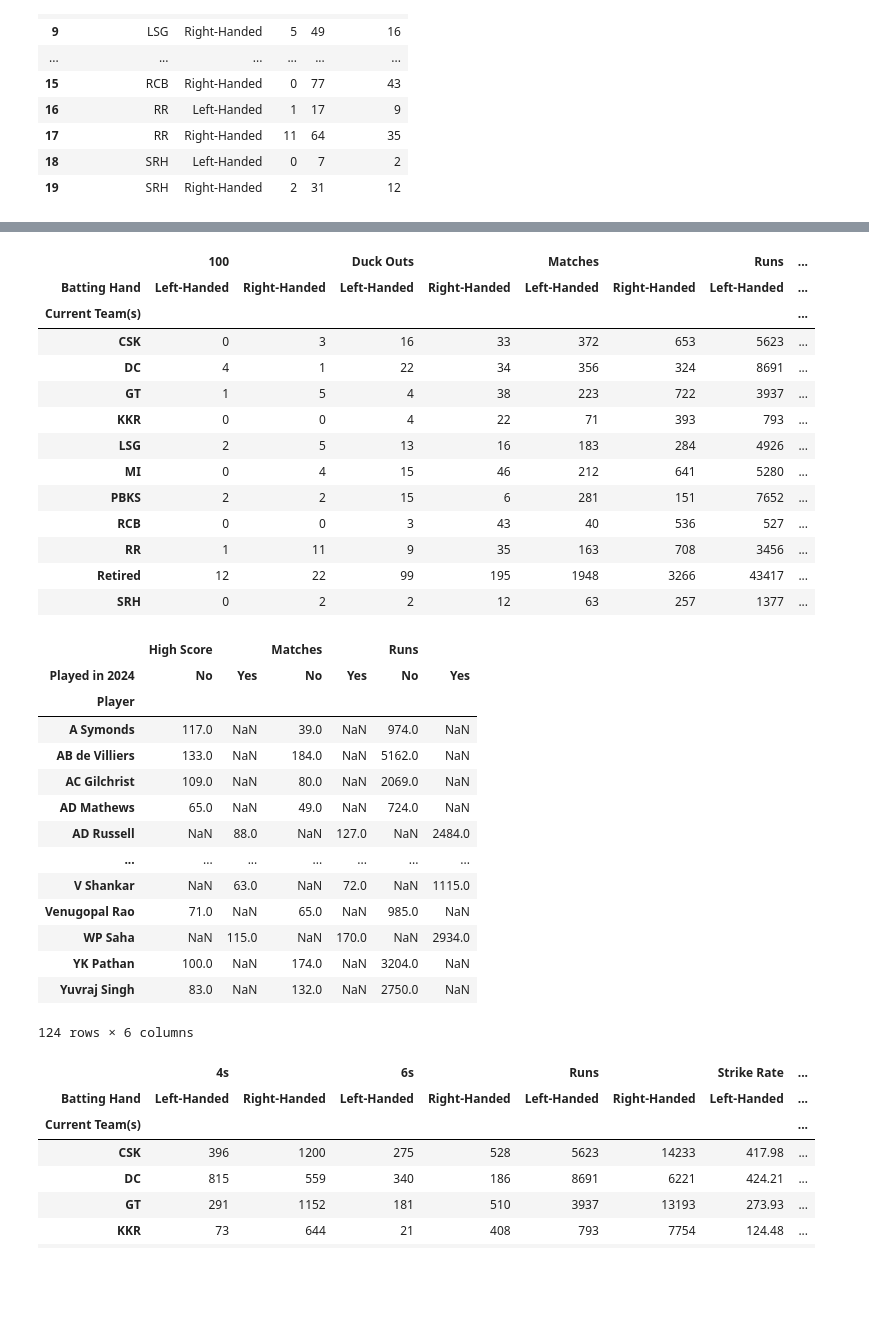
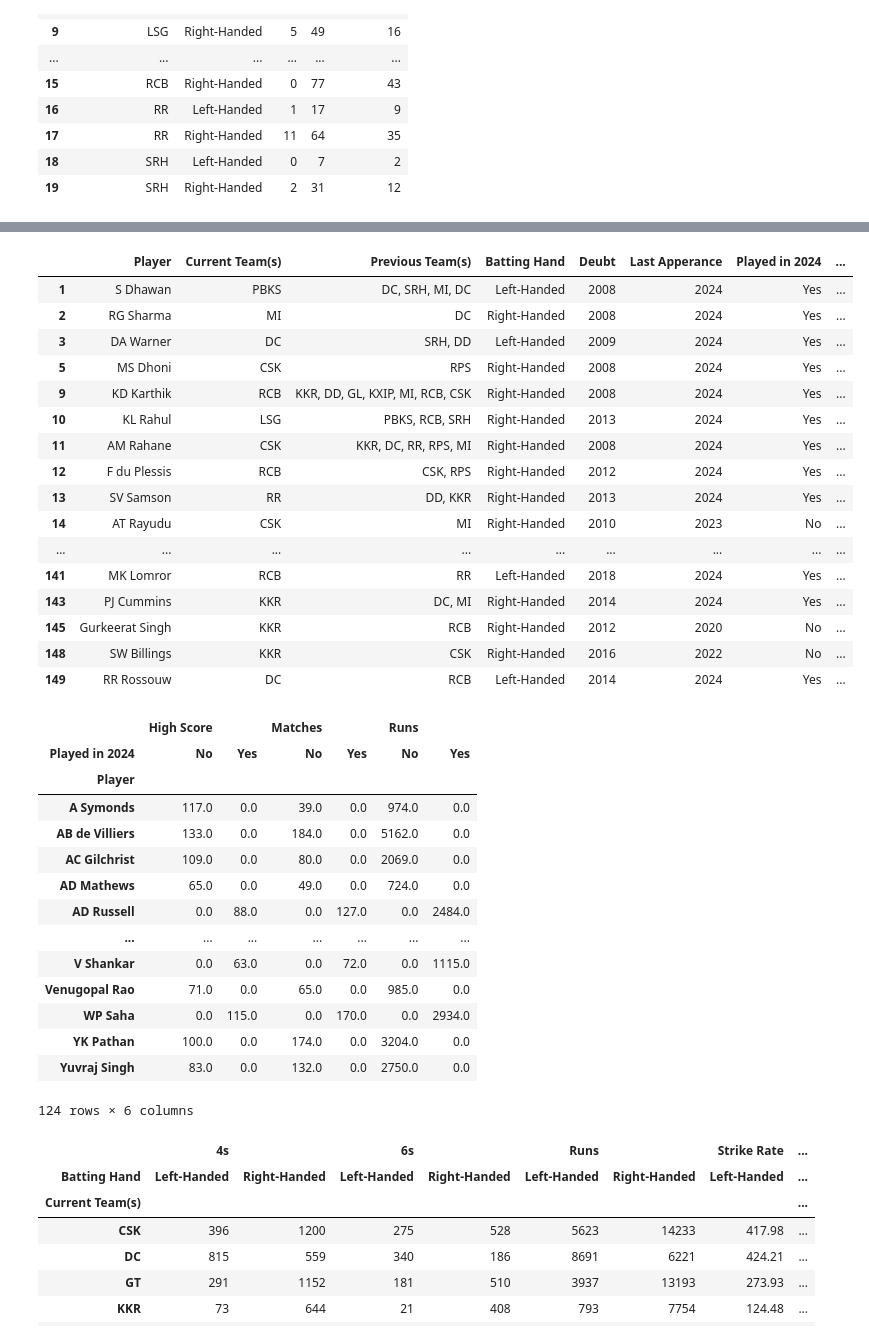
Before and after one commit to Udhay2898/IPL, a Jupyter notebook: IPL_Stats.ipynb, the cells around one changed output, grey strips where cells are left out. Saved outputs shown, nothing was run; the diff lists cells and outputs as text; code cells hidden in the pictures; blank space fills up the shorter version.

```diff
--- a/IPL_Stats.ipynb
+++ b/IPL_Stats.ipynb
@@ -305,39 +290,44 @@ pivot_group_data
 # %%
 pivot_table_1 = df.pivot_table(index='Current Team(s)', columns='Batting Hand', values=['Matches', 'Runs', '100', 'Duck Outs'], aggfunc='sum')
+pivot_table_1 = df[df['Current Team(s)'] != 'Retired']
 pivot_table_1
 # %% [output]
-|  | 100 |  | Duck Outs |  | Matches |  | Runs | ... |
-| Batting Hand | Left-Handed | Right-Handed | Left-Handed | Right-Handed | Left-Handed | Right-Handed | Left-Handed | ... |
-| Current Team(s) |  |  |  |  |  |  |  | ... |
-| CSK | 0 | 3 | 16 | 33 | 372 | 653 | 5623 | ... |
-| DC | 4 | 1 | 22 | 34 | 356 | 324 | 8691 | ... |
-| GT | 1 | 5 | 4 | 38 | 223 | 722 | 3937 | ... |
-| KKR | 0 | 0 | 4 | 22 | 71 | 393 | 793 | ... |
-| LSG | 2 | 5 | 13 | 16 | 183 | 284 | 4926 | ... |
-| MI | 0 | 4 | 15 | 46 | 212 | 641 | 5280 | ... |
-| PBKS | 2 | 2 | 15 | 6 | 281 | 151 | 7652 | ... |
-| RCB | 0 | 0 | 3 | 43 | 40 | 536 | 527 | ... |
-| RR | 1 | 11 | 9 | 35 | 163 | 708 | 3456 | ... |
-| Retired | 12 | 22 | 99 | 195 | 1948 | 3266 | 43417 | ... |
-| SRH | 0 | 2 | 2 | 12 | 63 | 257 | 1377 | ... |
+|  | Player | Current Team(s) | Previous Team(s) | Batting Hand | Deubt | Last Apperance | Played in 2024 | ... |
+| 1 | S Dhawan | PBKS | DC, SRH, MI, DC | Left-Handed | 2008 | 2024 | Yes | ... |
+| 2 | RG Sharma | MI | DC | Right-Handed | 2008 | 2024 | Yes | ... |
+| 3 | DA Warner | DC | SRH, DD | Left-Handed | 2009 | 2024 | Yes | ... |
+| 5 | MS Dhoni | CSK | RPS | Right-Handed | 2008 | 2024 | Yes | ... |
+| 9 | KD Karthik | RCB | KKR, DD, GL, KXIP, MI, RCB, CSK | Right-Handed | 2008 | 2024 | Yes | ... |
+| 10 | KL Rahul | LSG | PBKS, RCB, SRH | Right-Handed | 2013 | 2024 | Yes | ... |
+| 11 | AM Rahane | CSK | KKR, DC, RR, RPS, MI | Right-Handed | 2008 | 2024 | Yes | ... |
+| 12 | F du Plessis | RCB | CSK, RPS | Right-Handed | 2012 | 2024 | Yes | ... |
+| 13 | SV Samson | RR | DD, KKR | Right-Handed | 2013 | 2024 | Yes | ... |
+| 14 | AT Rayudu | CSK | MI | Right-Handed | 2010 | 2023 | No | ... |
+| ... | ... | ... | ... | ... | ... | ... | ... | ... |
+| 141 | MK Lomror | RCB | RR | Left-Handed | 2018 | 2024 | Yes | ... |
+| 143 | PJ Cummins | KKR | DC, MI | Right-Handed | 2014 | 2024 | Yes | ... |
+| 145 | Gurkeerat Singh | KKR | RCB | Right-Handed | 2012 | 2020 | No | ... |
+| 148 | SW Billings | KKR | CSK | Right-Handed | 2016 | 2022 | No | ... |
+| 149 | RR Rossouw | DC | RCB | Left-Handed | 2014 | 2024 | Yes | ... |
 # %%
 pivot_table_2 = df.pivot_table(index='Player', columns='Played in 2024', values=['Matches', 'Runs', 'High Score'], aggfunc='sum')
+pivot_table_2 = pivot_table_2.fillna(0)
 pivot_table_2
 # %% [output]
 |  | High Score |  | Matches |  | Runs |  |
 | Played in 2024 | No | Yes | No | Yes | No | Yes |
 | Player |  |  |  |  |  |  |
-| A Symonds | 117.0 | NaN | 39.0 | NaN | 974.0 | NaN |
-| AB de Villiers | 133.0 | NaN | 184.0 | NaN | 5162.0 | NaN |
-| AC Gilchrist | 109.0 | NaN | 80.0 | NaN | 2069.0 | NaN |
-| AD Mathews | 65.0 | NaN | 49.0 | NaN | 724.0 | NaN |
-| AD Russell | NaN | 88.0 | NaN | 127.0 | NaN | 2484.0 |
+| A Symonds | 117.0 | 0.0 | 39.0 | 0.0 | 974.0 | 0.0 |
+| AB de Villiers | 133.0 | 0.0 | 184.0 | 0.0 | 5162.0 | 0.0 |
+| AC Gilchrist | 109.0 | 0.0 | 80.0 | 0.0 | 2069.0 | 0.0 |
+| AD Mathews | 65.0 | 0.0 | 49.0 | 0.0 | 724.0 | 0.0 |
+| AD Russell | 0.0 | 88.0 | 0.0 | 127.0 | 0.0 | 2484.0 |
 | ... | ... | ... | ... | ... | ... | ... |
-| V Shankar | NaN | 63.0 | NaN | 72.0 | NaN | 1115.0 |
-| Venugopal Rao | 71.0 | NaN | 65.0 | NaN | 985.0 | NaN |
-| WP Saha | NaN | 115.0 | NaN | 170.0 | NaN | 2934.0 |
-| YK Pathan | 100.0 | NaN | 174.0 | NaN | 3204.0 | NaN |
-| Yuvraj Singh | 83.0 | NaN | 132.0 | NaN | 2750.0 | NaN |
+| V Shankar | 0.0 | 63.0 | 0.0 | 72.0 | 0.0 | 1115.0 |
+| Venugopal Rao | 71.0 | 0.0 | 65.0 | 0.0 | 985.0 | 0.0 |
+| WP Saha | 0.0 | 115.0 | 0.0 | 170.0 | 0.0 | 2934.0 |
+| YK Pathan | 100.0 | 0.0 | 174.0 | 0.0 | 3204.0 | 0.0 |
+| Yuvraj Singh | 83.0 | 0.0 | 132.0 | 0.0 | 2750.0 | 0.0 |
 124 rows × 6 columns
 # %%
 pivot_table_3 = df.pivot_table(index='Current Team(s)', columns='Batting Hand', values=['Runs', 'Strike Rate', '4s', '6s'], aggfunc='sum')
```
Also changed, not shown: parts of 3 cells of this notebook.
